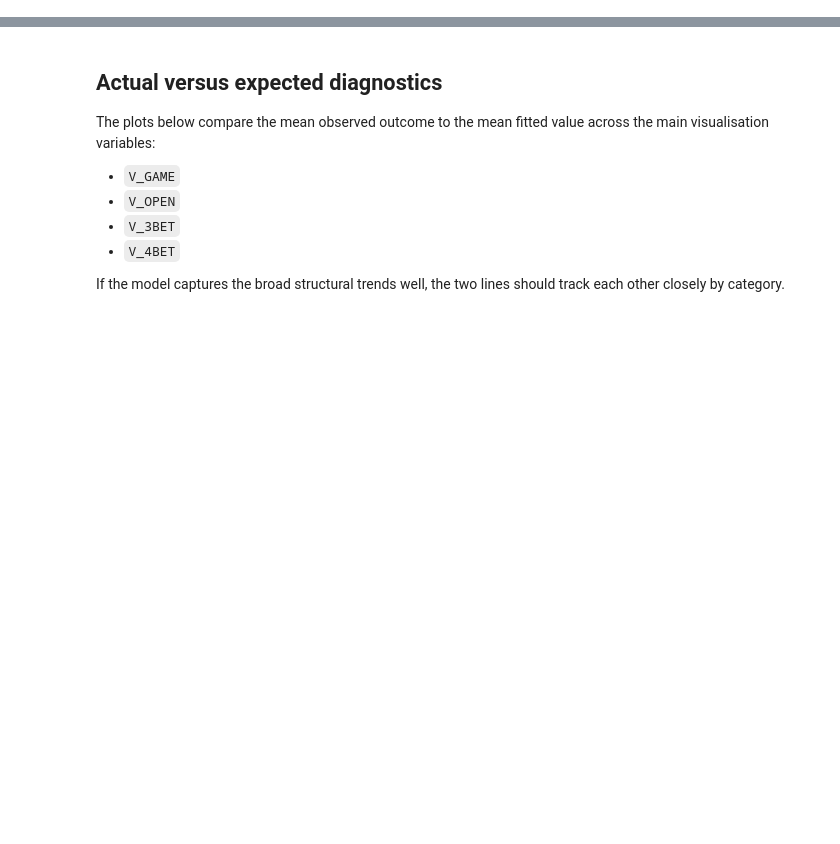
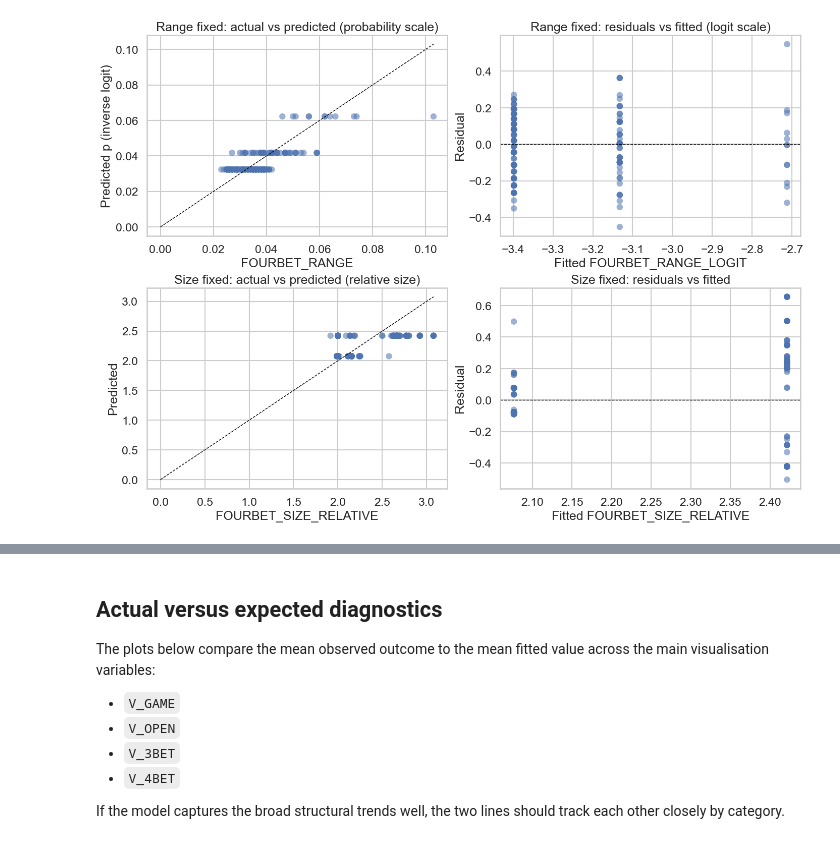
Before and after one commit to uys-pokerhero/poker-lab, a Jupyter notebook: notebooks/fourbet_analysis.ipynb, the cells around one changed output, grey strips where cells are left out. Saved outputs shown, nothing was run; the diff lists cells and outputs as text; code cells hidden in the pictures; blank space fills up the shorter version.

```diff
--- a/notebooks/fourbet_analysis.ipynb
+++ b/notebooks/fourbet_analysis.ipynb
@@ -376,3 +626,37 @@ print(size_result.model.summary())
+# %%
+# Actual vs predicted and residuals for the fixed-specification models.
+fig, axes = plt.subplots(2, 2, figsize=(14, 10), constrained_layout=True)
+
+hi = max(float(analysis_df["FOURBET_RANGE"].max()), float(range_pred_prob_fixed.max()))
+axes[0, 0].scatter(analysis_df["FOURBET_RANGE"], range_pred_prob_fixed, alpha=0.55, edgecolors="none")
+axes[0, 0].plot([0, hi], [0, hi], color="black", linestyle="--", linewidth=1)
+axes[0, 0].set_title("Range fixed: actual vs predicted (probability scale)")
+axes[0, 0].set_xlabel("FOURBET_RANGE")
+axes[0, 0].set_ylabel("Predicted p (inverse logit)")
+
+axes[0, 1].scatter(fit_range_fixed.fittedvalues, fit_range_fixed.resid, alpha=0.55, edgecolors="none")
+axes[0, 1].axhline(0, color="black", linestyle="--", linewidth=1)
+axes[0, 1].set_title("Range fixed: residuals vs fitted (logit scale)")
+axes[0, 1].set_xlabel("Fitted FOURBET_RANGE_LOGIT")
+axes[0, 1].set_ylabel("Residual")
+
+size_pred_fixed = fit_size_fixed.fittedvalues
+hs = max(float(analysis_df["FOURBET_SIZE_RELATIVE"].max()), float(size_pred_fixed.max()))
+axes[1, 0].scatter(analysis_df["FOURBET_SIZE_RELATIVE"], size_pred_fixed, alpha=0.55, edgecolors="none")
+axes[1, 0].plot([0, hs], [0, hs], color="black", linestyle="--", linewidth=1)
+axes[1, 0].set_title("Size fixed: actual vs predicted (relative size)")
+axes[1, 0].set_xlabel("FOURBET_SIZE_RELATIVE")
+axes[1, 0].set_ylabel("Predicted")
+
+axes[1, 1].scatter(size_pred_fixed, fit_size_fixed.resid, alpha=0.55, edgecolors="none")
+axes[1, 1].axhline(0, color="black", linestyle="--", linewidth=1)
+axes[1, 1].set_title("Size fixed: residuals vs fitted")
+axes[1, 1].set_xlabel("Fitted FOURBET_SIZE_RELATIVE")
+axes[1, 1].set_ylabel("Residual")
+
+plt.show()
+# %% [output]
+[figure, added]
 # %%
 analysis_df["range_pred_logit"] = range_result.model.predict(analysis_df)
 analysis_df["range_pred"] = 1 / (1 + np.exp(-analysis_df["range_pred_logit"]))
```
Also changed, not shown: parts of 29 cells of this notebook, 27 other files.
